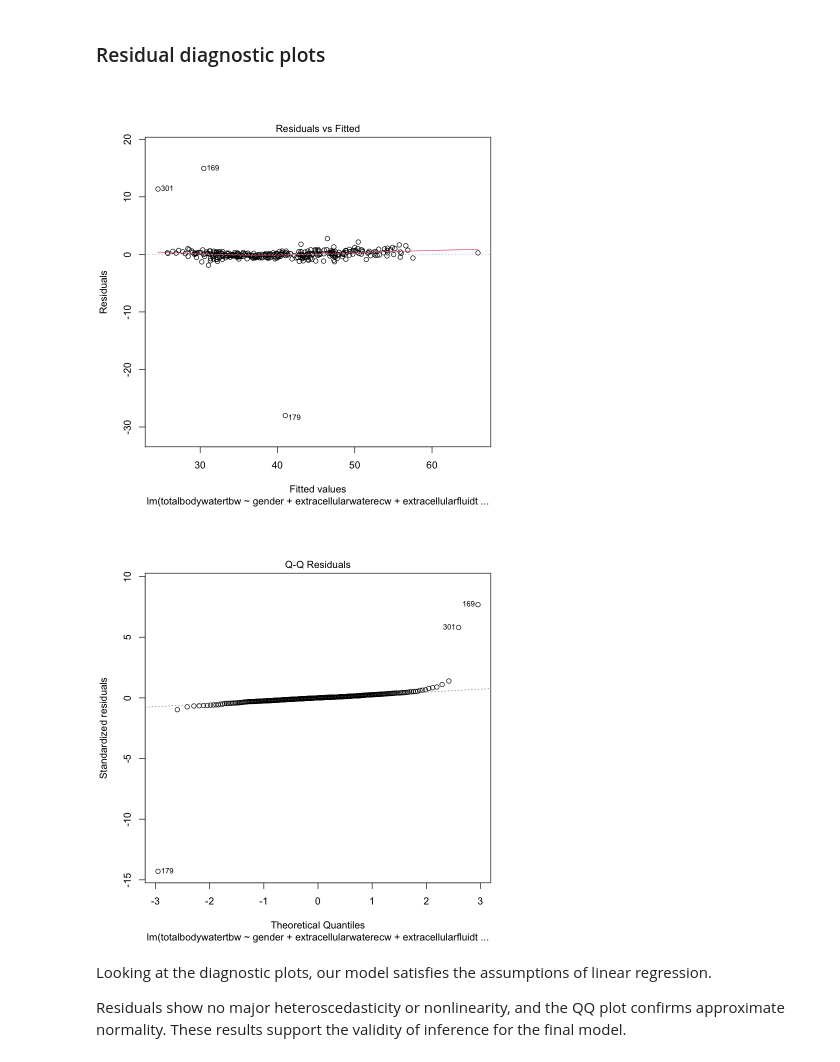
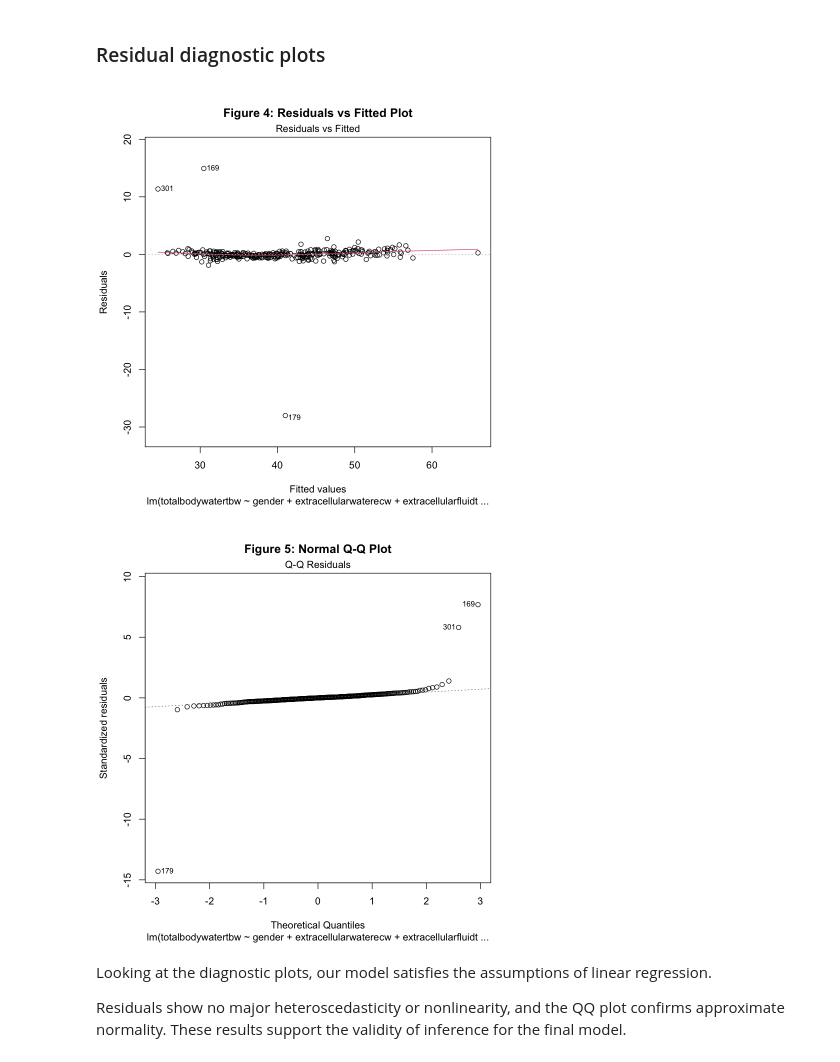
Before and after one commit to calvingdu/stat301_group20, a Jupyter notebook: final/finalFormatted.ipynb, the cells around one changed output. Saved outputs shown, nothing was run; the diff lists cells and outputs as text; code cells hidden in the pictures.

```diff
--- a/final/finalFormatted.ipynb
+++ b/final/finalFormatted.ipynb
@@ -288,11 +344,11 @@ We can see a possitive association with muscle mass and total body water which m
 # %% [markdown]
 ### Residual diagnostic plots
 # %%
-plot(model, which = 1)
-plot(model, which = 2)
+plot(model, which = 1, main = "Figure 4: Residuals vs Fitted Plot")
+plot(model, which = 2, main = "Figure 5: Normal Q-Q Plot")
 # %% [output]
-[figure, old version]
+[figure, new version]
-[figure, old version]
+[figure, new version]
 # %% [markdown]
 Looking at the diagnostic plots, our model satisfies the assumptions of linear regression.
 
```
Also changed, not shown: parts of 7 cells of this notebook, 1 other file.
